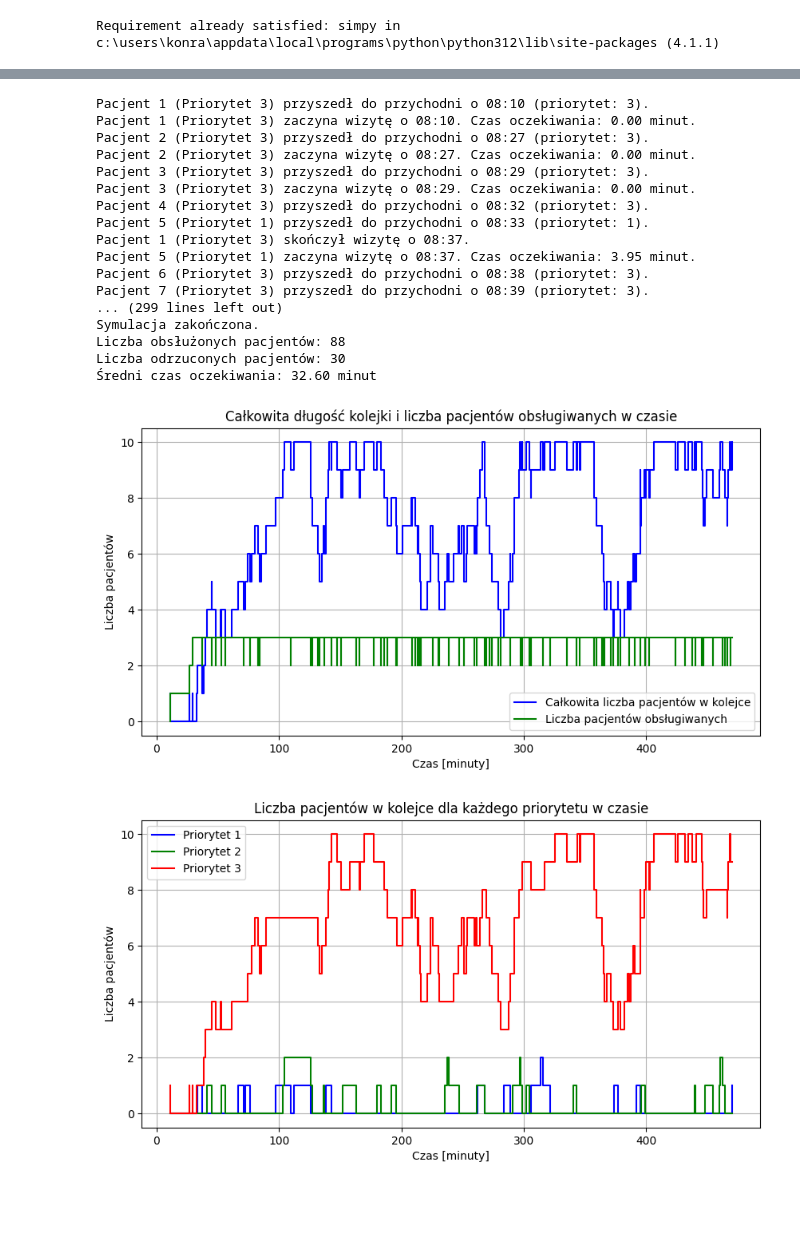
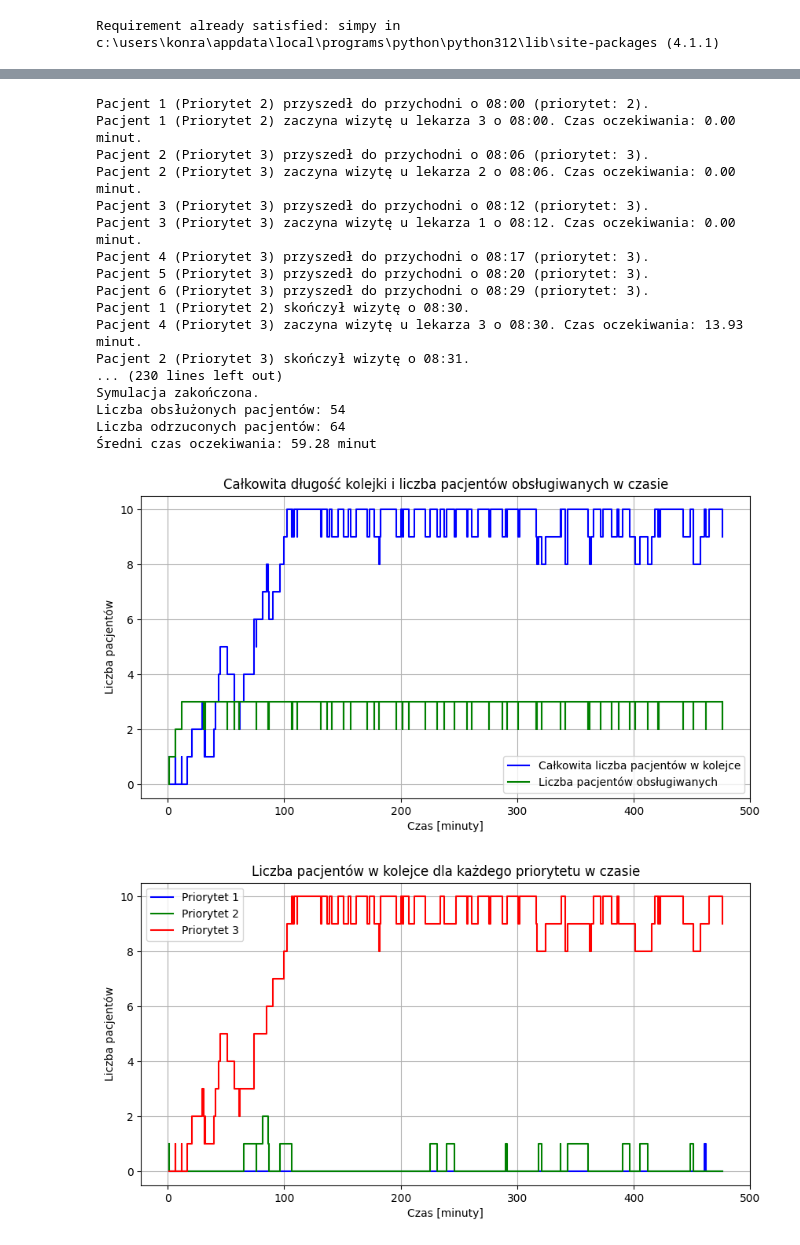
Before and after one commit to konprok/queueing_theory_project, a Jupyter notebook: kolejki3_2.ipynb, the cells around one changed output, grey strips where cells are left out. Cells and saved outputs as stored; diff of their text form; code cells hidden in the pictures; blank space fills up the shorter version.

```diff
--- a/kolejki3_2.ipynb
+++ b/kolejki3_2.ipynb
@@ -167,10 +167,12 @@ waiting_times_priority_3 = []
 
 # Parametry symulacji
 LAMBDA = 15  # średnia liczba pacjentów na godzinę (przychodzą zgodnie z procesem Poissona)
-MU = 1 / 15  # średni czas wizyty wynosi 15 minut (rozkład wykładniczy)
 SIM_TIME = 8 * 60  # symulacja 8 godzin (w minutach)
 LEKARZE = 3  # liczba lekarzy (kanałów)
 MAX_QUEUE_SIZE = 10  # maksymalna pojemność kolejki
+
+# Ustawienia czasów wizyt dla poszczególnych lekarzy (w minutach)
+CZASY_WIZYT_LEKARZY = [10, 15, 20]
 
 total_patients = 0
 waiting_times = []
@@ -190,18 +192,19 @@ def format_time(minuty):
     return f"{godzina:02}:{minuta:02}"
 
 class Przychodnia:
-    def __init__(self, env, liczba_lekarzy):
+    def __init__(self, env, liczba_lekarzy, czasy_wizyt):
         self.env = env
         self.lekarz = simpy.PriorityResource(env, capacity=liczba_lekarzy)
         self.patients_in_queue = {1: 0, 2: 0, 3: 0}
         self.patients_in_service = 0
+        self.czasy_wizyt = czasy_wizyt
 
-    def wizyta(self, pacjent):
-        """Symulacja wizyty pacjenta, która trwa losowo zgodnie z rozkładem wykładniczym"""
+    def wizyta(self, pacjent, lekarz_index):
+        """Symulacja wizyty pacjenta z różnym czasem trwania dla każdego lekarza"""
         self.patients_in_service += 1
         update_data(self.env.now, self.patients_in_queue, self.patients_in_service)
 
-        czas_wizyty = random.expovariate(MU)
+        czas_wizyty = self.czasy_wizyt[lekarz_index]
         yield self.env.timeout(czas_wizyty)
 
         self.patients_in_service -= 1
@@ -235,9 +238,10 @@ def pacjent(env, name, przychodnia, priorytet):
         else:
             waiting_times_priority_3.append(waiting_time)
 
-        print(f"{name} zaczyna wizytę o {format_time(env.now)}. Czas oczekiwania: {waiting_time:.2f} minut.")
+        lekarz_index = random.randint(0, len(przychodnia.czasy_wizyt) - 1)
+        print(f"{name} zaczyna wizytę u lekarza {lekarz_index + 1} o {format_time(env.now)}. Czas oczekiwania: {waiting_time:.2f} minut.")
 
-        yield env.process(przychodnia.wizyta({'name': name}))
+        yield env.process(przychodnia.wizyta({'name': name}, lekarz_index))
         total_patients += 1
 
 def proces_nadejscia(env, przychodnia):
@@ -248,9 +252,7 @@ def proces_nadejscia(env, przychodnia):
         yield env.timeout(czas_nastepnego)
         i += 1
 
-        # losowy priorytet (1 - najwyższy, 2 - średni, 3 - niski)
-        # priorytet = random.choice([1, 2, 3])
-        priorytet = random.choices([1, 2, 3], weights=[0.1, 0.2, 0.7])[0] # ciekawsze wybieranie priorytetów 1 - 10%, 2 - 20%, 3 - 70%
+        priorytet = random.choices([1, 2, 3], weights=[0.1, 0.2, 0.7])[0]
         name = f"Pacjent {i} (Priorytet {priorytet})"
 
         env.process(pacjent(env, name, przychodnia, priorytet))
@@ -267,7 +269,7 @@ def update_data(time, patients_in_queue, patients_in_service):
 def run_simulation():
     global total_patients, waiting_times, rejected_patients
     env = simpy.Environment()
-    przychodnia = Przychodnia(env, LEKARZE)
+    przychodnia = Przychodnia(env, LEKARZE, CZASY_WIZYT_LEKARZY)
 
     env.process(proces_nadejscia(env, przychodnia))
 
@@ -293,48 +295,48 @@ if __name__ == "__main__":
     plt.title("Całkowita długość kolejki i liczba pacjentów obsługiwanych w czasie")
     plt.legend()
     plt.grid()
     plt.show()
 
     # Wykres 2: Liczba pacjentów w kolejce dla każdego priorytetu
     plt.figure(figsize=(10, 5))
     plt.step(time_data, queue_data_priority_1, label='Priorytet 1', color='blue', where='post')
     plt.step(time_data, queue_data_priority_2, label='Priorytet 2', color='green', where='post')
     plt.step(time_data, queue_data_priority_3, label='Priorytet 3', color='red', where='post')
     plt.xlabel("Czas [minuty]")
     plt.ylabel("Liczba pacjentów")
     plt.title("Liczba pacjentów w kolejce dla każdego priorytetu w czasie")
     plt.legend()
     plt.grid()
     plt.show()
 
 
     # Wykres 3: Liczba odrzuconych pacjentów w czasie
     rejected_times, rejected_counts = zip(*rejected_data) if rejected_data else ([], [])
     plt.figure(figsize=(10, 5))
     plt.step(rejected_times, rejected_counts, label='Odrzuceni pacjenci', color='red', where='post')
     plt.xlabel("Czas [minuty]")
     plt.ylabel("Liczba odrzuconych pacjentów")
     plt.title("Liczba odrzuconych pacjentów w czasie")
     plt.legend()
     plt.grid()
     plt.show()
 # %% [output]
-Pacjent 1 (Priorytet 3) przyszedł do przychodni o 08:10 (priorytet: 3).
-Pacjent 1 (Priorytet 3) zaczyna wizytę o 08:10. Czas oczekiwania: 0.00 minut.
-Pacjent 2 (Priorytet 3) przyszedł do przychodni o 08:27 (priorytet: 3).
-Pacjent 2 (Priorytet 3) zaczyna wizytę o 08:27. Czas oczekiwania: 0.00 minut.
-Pacjent 3 (Priorytet 3) przyszedł do przychodni o 08:29 (priorytet: 3).
-Pacjent 3 (Priorytet 3) zaczyna wizytę o 08:29. Czas oczekiwania: 0.00 minut.
-Pacjent 4 (Priorytet 3) przyszedł do przychodni o 08:32 (priorytet: 3).
-Pacjent 5 (Priorytet 1) przyszedł do przychodni o 08:33 (priorytet: 1).
-Pacjent 1 (Priorytet 3) skończył wizytę o 08:37.
-Pacjent 5 (Priorytet 1) zaczyna wizytę o 08:37. Czas oczekiwania: 3.95 minut.
-Pacjent 6 (Priorytet 3) przyszedł do przychodni o 08:38 (priorytet: 3).
-Pacjent 7 (Priorytet 3) przyszedł do przychodni o 08:39 (priorytet: 3).
-... (299 lines left out)
+Pacjent 1 (Priorytet 2) przyszedł do przychodni o 08:00 (priorytet: 2).
+Pacjent 1 (Priorytet 2) zaczyna wizytę u lekarza 3 o 08:00. Czas oczekiwania: 0.00 minut.
+Pacjent 2 (Priorytet 3) przyszedł do przychodni o 08:06 (priorytet: 3).
+Pacjent 2 (Priorytet 3) zaczyna wizytę u lekarza 2 o 08:06. Czas oczekiwania: 0.00 minut.
+Pacjent 3 (Priorytet 3) przyszedł do przychodni o 08:12 (priorytet: 3).
+Pacjent 3 (Priorytet 3) zaczyna wizytę u lekarza 1 o 08:12. Czas oczekiwania: 0.00 minut.
+Pacjent 4 (Priorytet 3) przyszedł do przychodni o 08:17 (priorytet: 3).
+Pacjent 5 (Priorytet 3) przyszedł do przychodni o 08:20 (priorytet: 3).
+Pacjent 6 (Priorytet 3) przyszedł do przychodni o 08:29 (priorytet: 3).
+Pacjent 1 (Priorytet 2) skończył wizytę o 08:30.
+Pacjent 4 (Priorytet 3) zaczyna wizytę u lekarza 3 o 08:30. Czas oczekiwania: 13.93 minut.
+Pacjent 2 (Priorytet 3) skończył wizytę o 08:31.
+... (230 lines left out)
 Symulacja zakończona.
-Liczba obsłużonych pacjentów: 88
-Liczba odrzuconych pacjentów: 30
-Średni czas oczekiwania: 32.60 minut
+Liczba obsłużonych pacjentów: 54
+Liczba odrzuconych pacjentów: 64
+Średni czas oczekiwania: 59.28 minut
-[figure, old version]
+[figure, new version]
-[figure, old version]
+[figure, new version]
```
Also changed, not shown: parts of 2 cells of this notebook.
